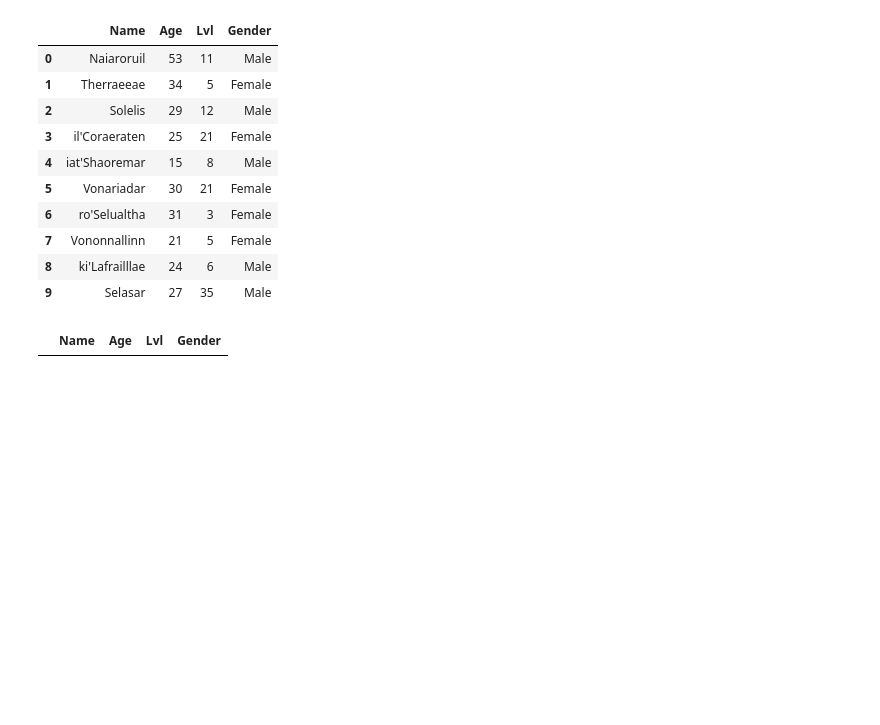
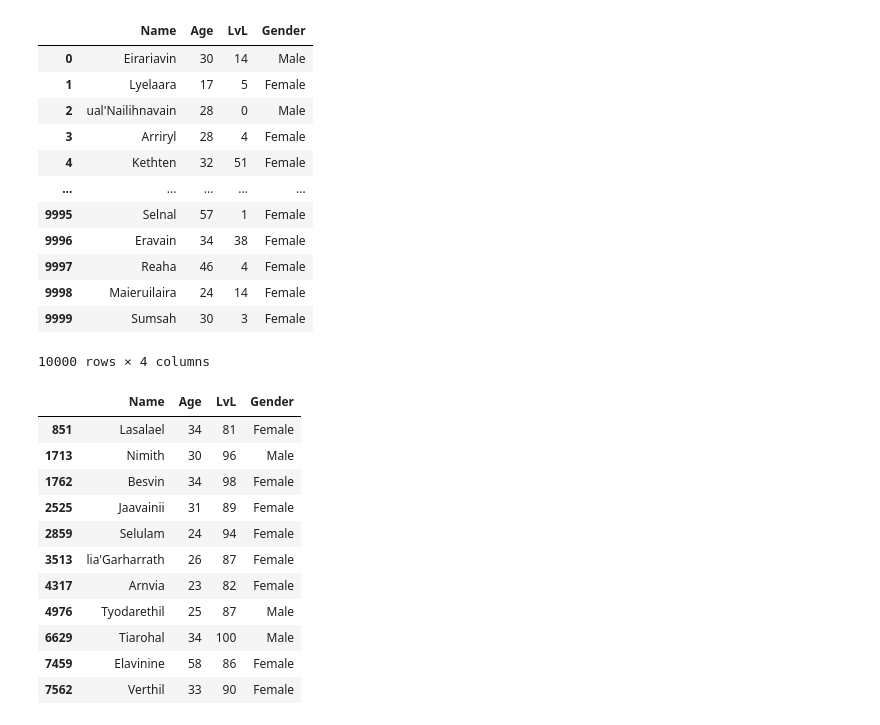
Before and after one commit to Enoki-ru/novel-creator, a Jupyter notebook: main.ipynb, the cells around one changed output. Cells and saved outputs as stored; diff of their text form; code cells hidden in the pictures; blank space fills up the shorter version.

```diff
--- a/main.ipynb
+++ b/main.ipynb
@@ -23,12 +27,8 @@ def sequence(mas): # Выводит последний элемент списк
                      return mas[i-1]
        return i
 
-import seaborn as sb
-import matplotlib.pyplot as plt
-import numpy as np
-from scipy.stats import expon
 
-
+#Создание распределенных по exp() чисел от 0 до 100
 checker=-1
 # size_rand=10000
 size_rand=40000
@@ -36,10 +36,12 @@ while checker<100:
        r = expon.rvs(size=size_rand)*12
        lvls=list(map(int,r))
        checker=sequence(lvls)
-       size_rand+=250
+       size_rand+=100
        # print('------')
        # print(max(lvls))
+print(f"Макс длина послед-ти: {checker}")
 
+#Ограничение распределение до 100 lvl.
 def minus100(x):
        if x<=100:
               return True
@@ -47,7 +49,11 @@ def minus100(x):
               return False
 lvls=[i for i in filter(minus100, lvls)]
 
+
+#Построение графика
 fig, ax = plt.subplots(1, 1)
 ax.hist(lvls, density=True, bins='auto')
 plt.title(f'Распределение Уровней среди {len(lvls)} магов')
+plt.xlabel('Уровень')
+plt.ylabel('Вероятность')
 # %% [output]
@@ -81,28 +89,25 @@ def GeneratorPersons(nums=1,stage=-1):
 
     elven_generator = DnDNamesGenerator()
 
+    #primary data
+    genders=['Male','Female']
 
-    genders=['Male','Female']
     ages=[]
-    weights=[0]*6
     mas=[i for i in range(15,20)]
-    weights[0]=0.1
     ages.append(mas)
     mas=[i for i in range(20,25)]
-    weights[1]=0.2
     ages.append(mas)
     mas=[i for i in range(25,30)]
-    weights[2]=0.2
     ages.append(mas)
     mas=[i for i in range(30,35)]
-    weights[3]=0.3
     ages.append(mas)
     mas=[i for i in range(35,40)]
-    weights[4]=0.1
     ages.append(mas)
     mas=[i for i in range(40,60)]
-    weights[5]=0.1
     ages.append(mas)
+    weights=[0]*6
+    weights=[0.1,0.2,0.2,0.3,0.1,0.1]
+
 
 
     data=[]
@@ -110,7 +115,7 @@ def GeneratorPersons(nums=1,stage=-1):
     for c in range(nums):
         #GENDER
         gender=random.choices(genders, weights=[0.4,0.6],k=1)
-
+        gender=gender[0]
         #NAME
         if gender=='Male':
             name=elven_generator.get_name_simple(GENDER.MALE)
@@ -124,6 +129,8 @@ def GeneratorPersons(nums=1,stage=-1):
         age_stage=random.choices(ages, weights=weights,k=1)
         age_stage=age_stage[0]
         age=random.choice(age_stage)
+
+
         # Считывание данных и создание объекта Person
         person=[name,age,lvl,gender]
         data.append(person)
@@ -140,22 +147,35 @@ data=data[0]
 # print(data)
 # %%
 import pandas as pd
-df=pd.DataFrame(data,columns=['Name','Age','Lvl','Gender'])
+df=pd.DataFrame(data,columns=['Name','Age','LvL','Gender'])
 # %%
 df
 # %% [output]
-|  | Name | Age | Lvl | Gender |
-| 0 | Naiaroruil | 53 | 11 | Male |
-| 1 | Therraeeae | 34 | 5 | Female |
-| 2 | Solelis | 29 | 12 | Male |
-| 3 | il'Coraeraten | 25 | 21 | Female |
-| 4 | iat'Shaoremar | 15 | 8 | Male |
-| 5 | Vonariadar | 30 | 21 | Female |
-| 6 | ro'Selualtha | 31 | 3 | Female |
-| 7 | Vononnallinn | 21 | 5 | Female |
-| 8 | ki'Lafrailllae | 24 | 6 | Male |
-| 9 | Selasar | 27 | 35 | Male |
+|  | Name | Age | LvL | Gender |
+| 0 | Eirariavin | 30 | 14 | Male |
+| 1 | Lyelaara | 17 | 5 | Female |
+| 2 | ual'Nailihnavain | 28 | 0 | Male |
+| 3 | Arriryl | 28 | 4 | Female |
+| 4 | Kethten | 32 | 51 | Female |
+| ... | ... | ... | ... | ... |
+| 9995 | Selnal | 57 | 1 | Female |
+| 9996 | Eravain | 34 | 38 | Female |
+| 9997 | Reaha | 46 | 4 | Female |
+| 9998 | Maieruilaira | 24 | 14 | Female |
+| 9999 | Sumsah | 30 | 3 | Female |
+10000 rows × 4 columns
 # %%
-df[df.Lvl>80]
+df[df.LvL>80]
 # %% [output]
-|  | Name | Age | Lvl | Gender |
+|  | Name | Age | LvL | Gender |
+| 851 | Lasalael | 34 | 81 | Female |
+| 1713 | Nimith | 30 | 96 | Male |
+| 1762 | Besvin | 34 | 98 | Female |
+| 2525 | Jaavainii | 31 | 89 | Female |
+| 2859 | Selulam | 24 | 94 | Female |
+| 3513 | lia'Garharrath | 26 | 87 | Female |
+| 4317 | Arnvia | 23 | 82 | Female |
+| 4976 | Tyodarethil | 25 | 87 | Male |
+| 6629 | Tiarohal | 34 | 100 | Male |
+| 7459 | Elavinine | 58 | 86 | Female |
+| 7562 | Verthil | 33 | 90 | Female |
```
Also changed, not shown: parts of 3 cells of this notebook.
